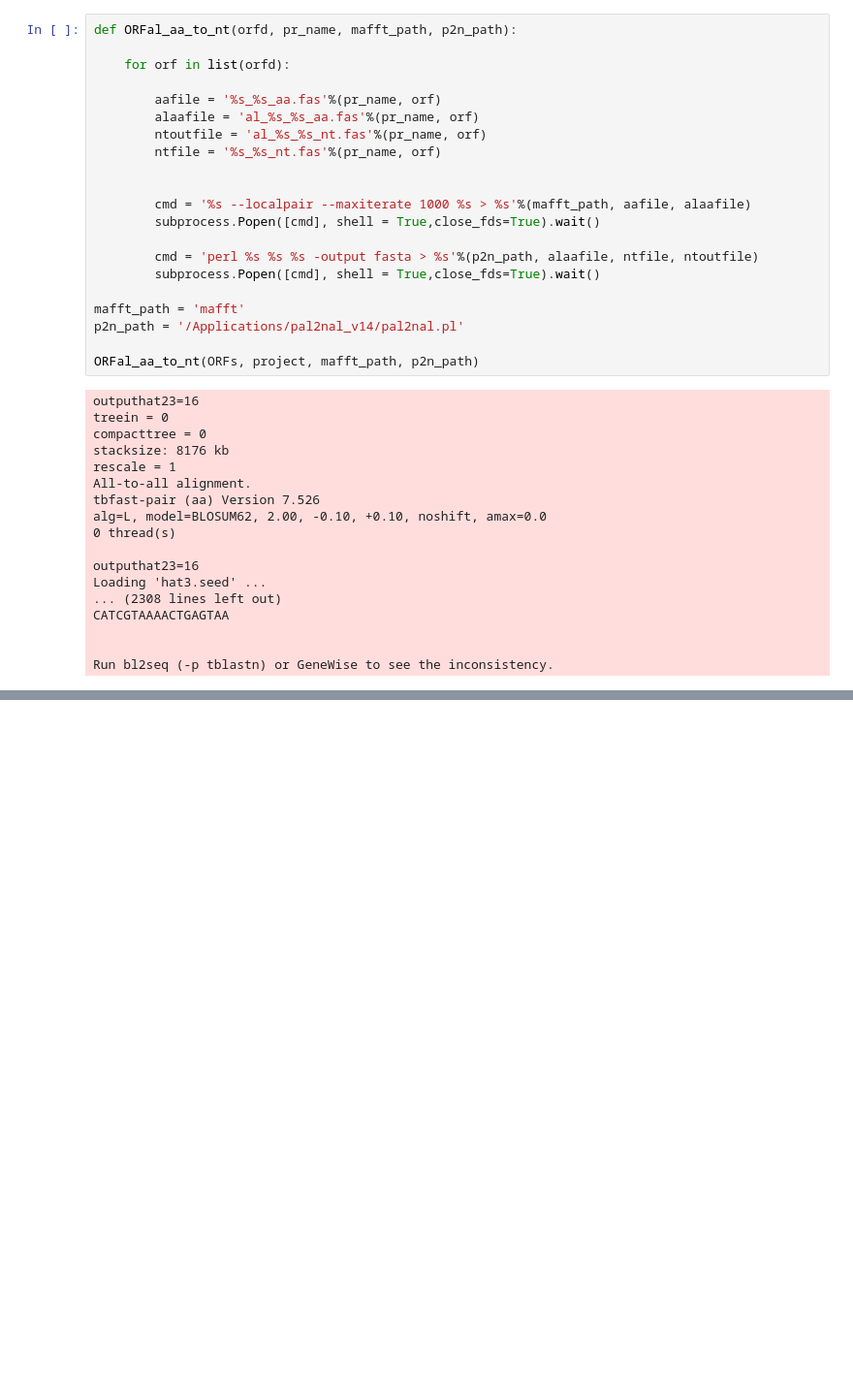
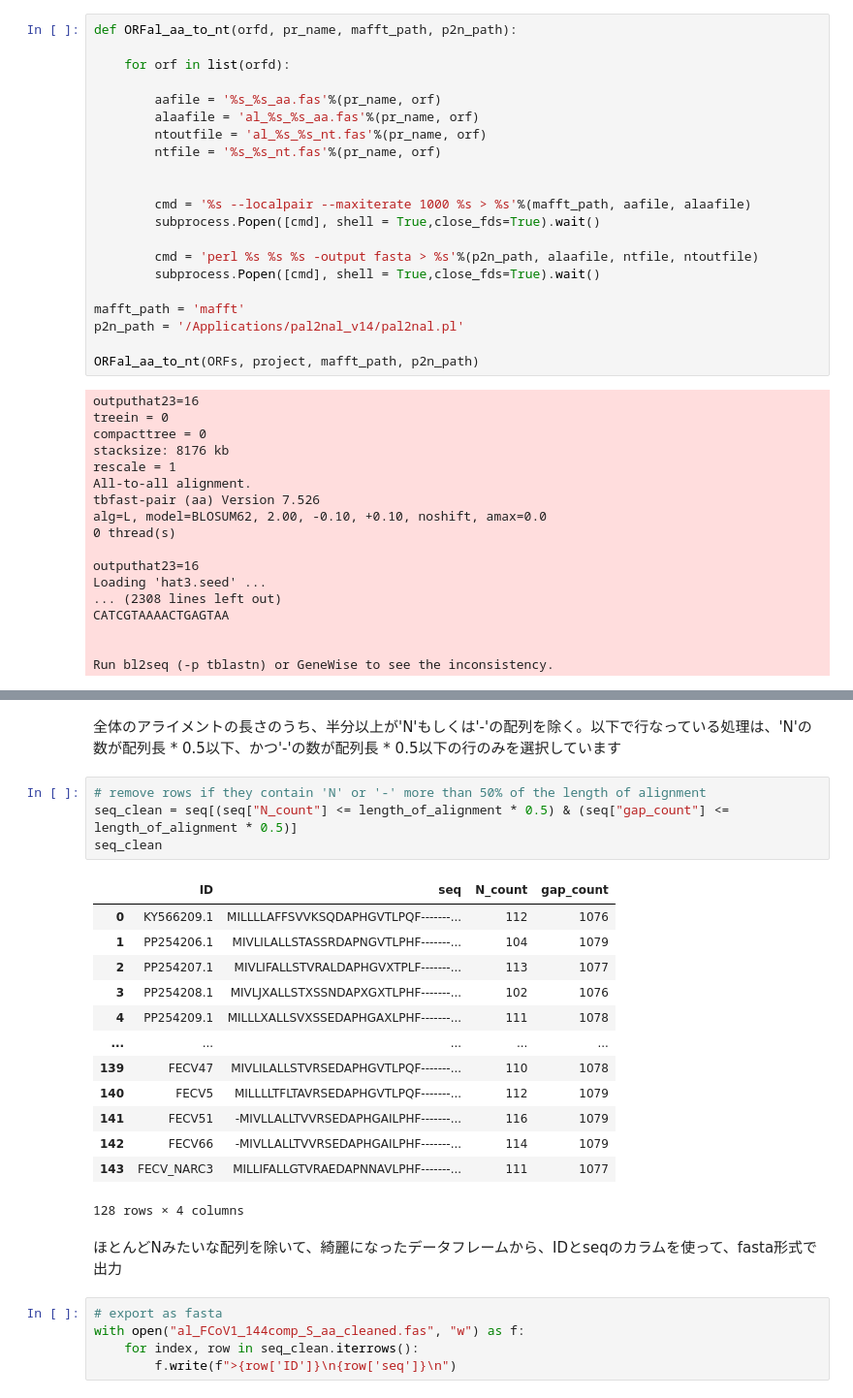
Before and after one commit to skawakubo/FCoV-evolution, a Jupyter notebook: FCoV_wg/250822/extractORF.ipynb, the cells around one changed output, grey strips where cells are left out. Shown at 97% size. Saved outputs shown, nothing was run; the diff lists cells and outputs as text; blank space fills up the shorter version.

```diff
--- a/FCoV_wg/250822/extractORF.ipynb
+++ b/FCoV_wg/250822/extractORF.ipynb
@@ -191,0 +255,27 @@ Run bl2seq (-p tblastn) or GeneWise to see the inconsistency.
+# %% [markdown]
+全体のアライメントの長さのうち、半分以上が'N'もしくは'-'の配列を除く。以下で行なっている処理は、'N'の数が配列長 * 0.5以下、かつ'-'の数が配列長 * 0.5以下の行のみを選択しています
+# %%
+# remove rows if they contain 'N' or '-' more than 50% of the length of alignment
+seq_clean = seq[(seq["N_count"] <= length_of_alignment * 0.5) & (seq["gap_count"] <= length_of_alignment * 0.5)]
+seq_clean
+# %% [output]
+|  | ID | seq | N_count | gap_count |
+| 0 | KY566209.1 | MILLLLAFFSVVKSQDAPHGVTLPQF-------... | 112 | 1076 |
+| 1 | PP254206.1 | MIVLILALLSTASSRDAPNGVTLPHF-------... | 104 | 1079 |
+| 2 | PP254207.1 | MIVLIFALLSTVRALDAPHGVXTPLF-------... | 113 | 1077 |
+| 3 | PP254208.1 | MIVLJXALLSTXSSNDAPXGXTLPHF-------... | 102 | 1076 |
+| 4 | PP254209.1 | MILLLXALLSVXSSEDAPHGAXLPHF-------... | 111 | 1078 |
+| ... | ... | ... | ... | ... |
+| 139 | FECV47 | MIVLILALLSTVRSEDAPHGVTLPQF-------... | 110 | 1078 |
+| 140 | FECV5 | MILLLLTFLTAVRSEDAPHGVTLPQF-------... | 112 | 1079 |
+| 141 | FECV51 | -MIVLLALLTVVRSEDAPHGAILPHF-------... | 116 | 1079 |
+| 142 | FECV66 | -MIVLLALLTVVRSEDAPHGAILPHF-------... | 114 | 1079 |
+| 143 | FECV_NARC3 | MILLIFALLGTVRAEDAPNNAVLPHF-------... | 111 | 1077 |
+128 rows × 4 columns
+# %% [markdown]
+ほとんどNみたいな配列を除いて、綺麗になったデータフレームから、IDとseqのカラムを使って、fasta形式で出力
+# %%
+# export as fasta
+with open("al_FCoV1_144comp_S_aa_cleaned.fas", "w") as f:
+    for index, row in seq_clean.iterrows():
+        f.write(f">{row['ID']}\n{row['seq']}\n")
```
Also changed, not shown: parts of 7 cells of this notebook.
